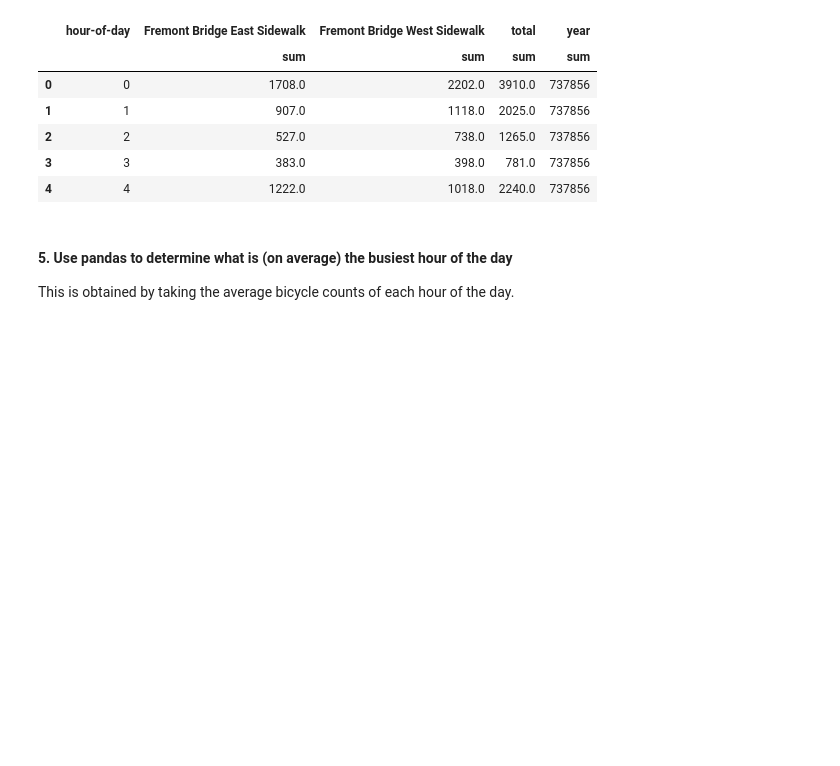
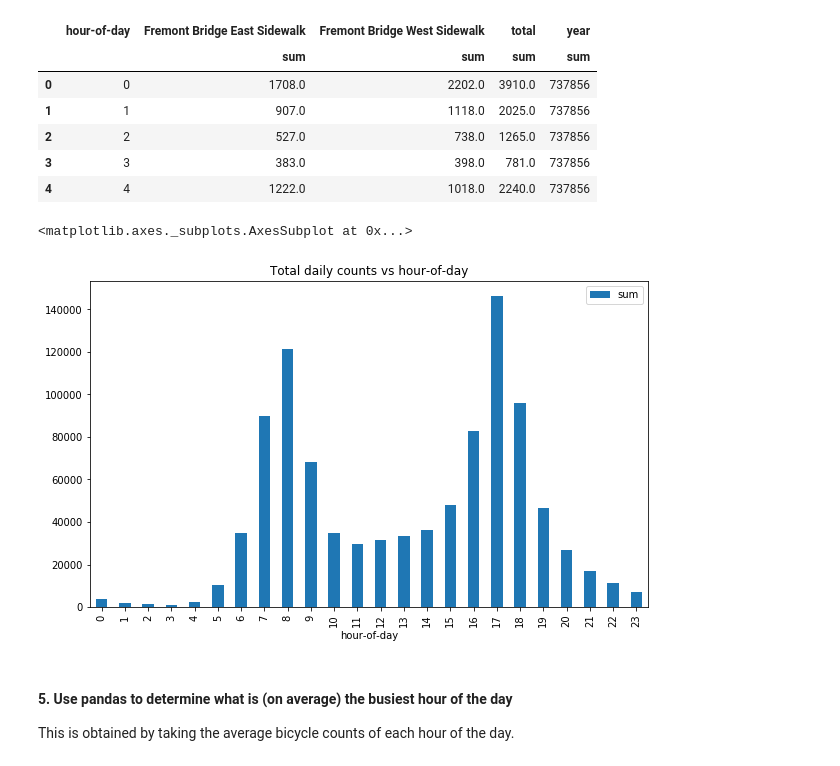
Before and after one commit to UWSEDS/manipulating-data-in-python-winnawat, a Jupyter notebook: analysis/hw1_analysis.ipynb, the cells around one changed output. Drawn from its saved outputs; the diff is of its cells as text; code cells hidden in the pictures; blank space fills up the shorter version.

Commit message:
Added %matplotlib inline to show plots inline

```diff
--- a/analysis/hw1_analysis.ipynb
+++ b/analysis/hw1_analysis.ipynb
@@ -130,7 +131,12 @@ df_q4_agg.head()
 | 3 | 3 | 383.0 | 398.0 | 781.0 | 737856 |
 | 4 | 4 | 1222.0 | 1018.0 | 2240.0 | 737856 |
 # %%
-plot = df_q4_agg.plot(x='hour-of-day', y='total',kind="bar", figsize=(10,6), title='Total daily counts vs hour-of-day')
+# plotting total count vs hour of day
+
+df_q4_agg.plot(x='hour-of-day', y='total',kind="bar", figsize=(10,6), title='Total daily counts vs hour-of-day')
+# %% [output]
+<matplotlib.axes._subplots.AxesSubplot at 0x...>
+[figure, added]
 # %% [markdown]
 #### 5. Use pandas to determine what is (on average) the busiest hour of the day
 This is obtained by taking the average bicycle counts of each hour of the day.
```
Also changed, not shown: parts of 2 cells of this notebook.
